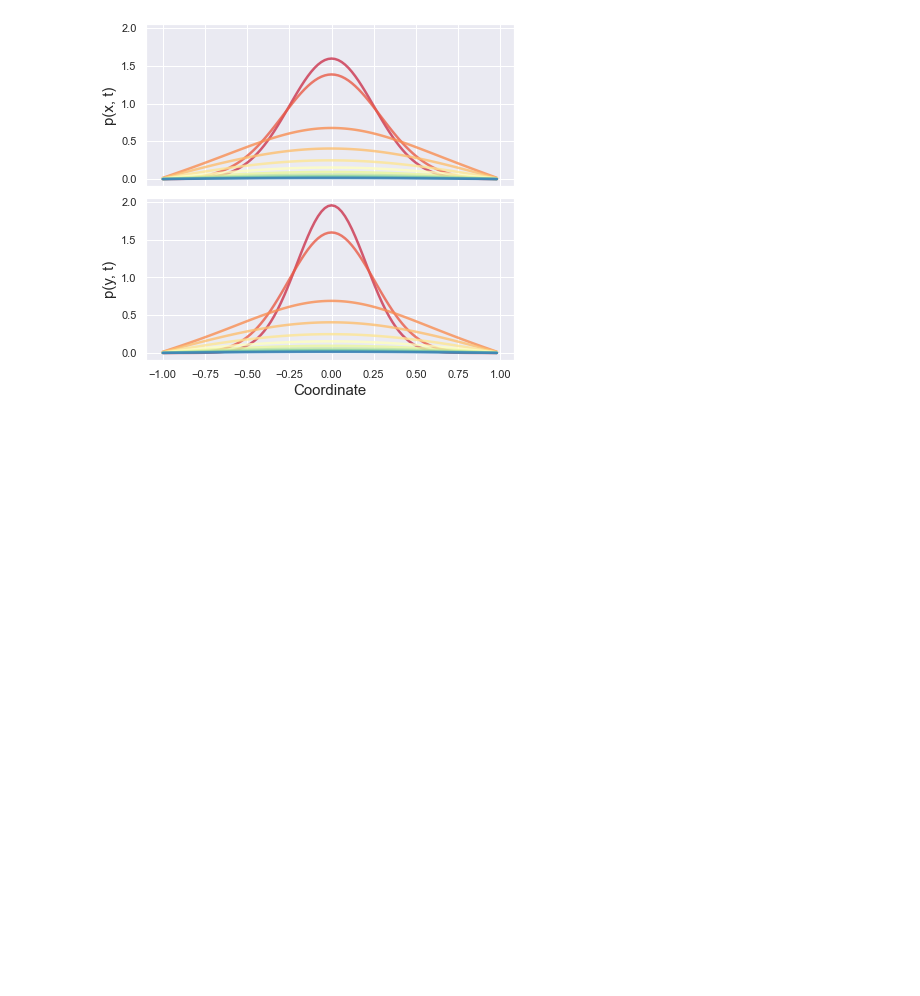
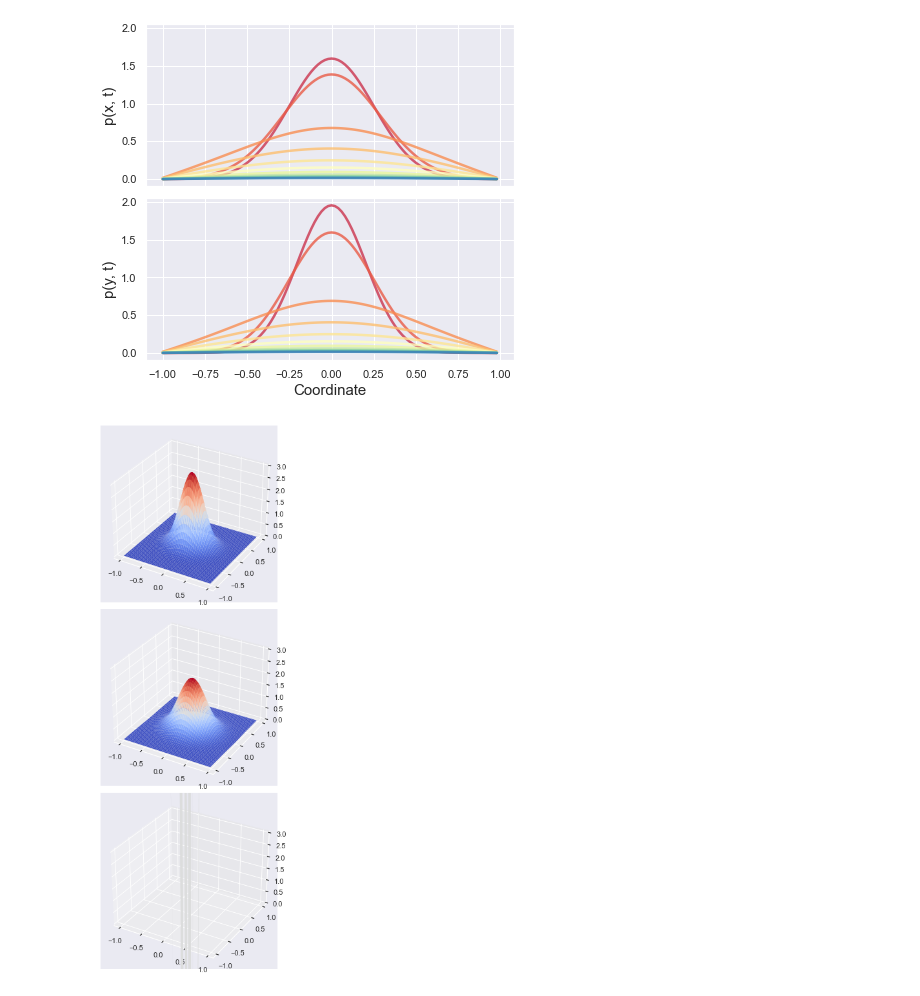
Before and after one commit to StevenJLarge/FokkerPlanck, a Jupyter notebook: notebooks/09-slarge-2d-integration-pt2.ipynb, the cells around one changed output. Drawn from its saved outputs; the diff is of its cells as text; code cells hidden in the pictures; blank space fills up the shorter version.

Commit message:
looked at equilibration with non-open boundaries, and need to revisit... there is an explosion

```diff
--- a/notebooks/09-slarge-2d-integration-pt2.ipynb
+++ b/notebooks/09-slarge-2d-integration-pt2.ipynb
@@ -287,0 +286,45 @@ plt.show()
+# %%
+# Now lets look at relaxation in periodic and HW boundary conditions
+
+fpe_2d_peri = FPE_integrator_2D(D, dt, dx, dx, x_array, y_array, boundaryCond='periodic')
+fpe_2d_hard = FPE_integrator_2D(D, dt, dx, dx, x_array, y_array, boundaryCond='hard-wall')
+# %%
+fpe_2d_peri.prob = prob_init
+fpe_2d_hard.prob = prob_init
+# %%
+time_tracker = [0]
+prob_tracker_hard = [prob_init]
+prob_tracker_peri = [prob_init]
+
+force_params = ()
+force_function = (lambda x: 0)
+for t in range(100):
+    # fpe_2d_open.integrate_step(force_params, force_function, force_function)
+    fpe_2d_peri.diffusionUpdate()
+    fpe_2d_hard.diffusionUpdate()
+    if t % 10 == 0:
+        time_tracker.append(t * dt)
+        prob_tracker_peri.append(fpe_2d_peri.prob.copy())
+        prob_tracker_hard.append(fpe_2d_hard.prob.copy())
+# %%
+prob_tracker_2d_peri = [prob.reshape(Nx, Ny) for prob in prob_tracker_peri]
+prob_tracker_2d_hard = [prob.reshape(Nx, Ny) for prob in prob_tracker_hard]
+# %%
+fig, ax = plt.subplots(3, 1, figsize=(6, 12), subplot_kw={"projection": "3d"})
+
+ax[0].plot_surface(X, Y, prob_tracker_2d_hard[0], cmap=cm.coolwarm, linewidth=0)
+ax[1].plot_surface(X, Y, prob_tracker_2d_hard[1], cmap=cm.coolwarm, linewidth=0)
+ax[2].plot_surface(X, Y, prob_tracker_2d_hard[2], cmap=cm.coolwarm, linewidth=0)
+
+# ax.set_xlabel(r"$x$", fontsize=15)
+# ax.set_ylabel(r"$y$", fontsize=15)
+# ax.set_zlabel(r"$P(x, y)$", fontsize=15)
+ax[0].set_zlim([0, 3.0])
+ax[1].set_zlim([0, 3.0])
+ax[2].set_zlim([0, 3.0])
+
+# ax.set_facecolor('white')
+plt.tight_layout()
+plt.show()
+# %% [output]
+[figure, added]
```
Also changed, not shown: parts of 3 cells of this notebook.
